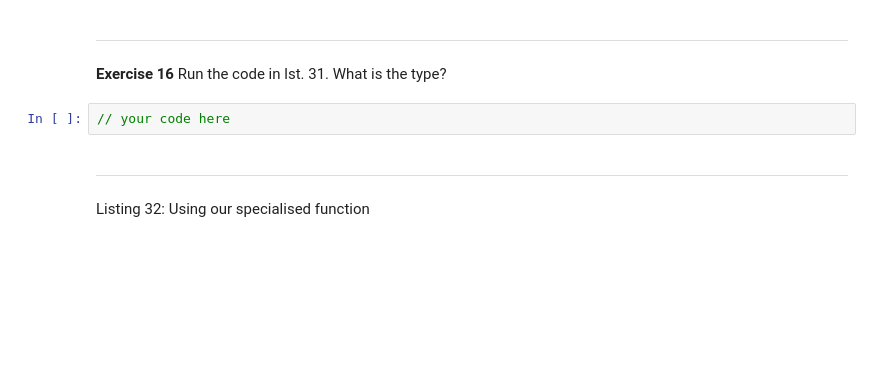
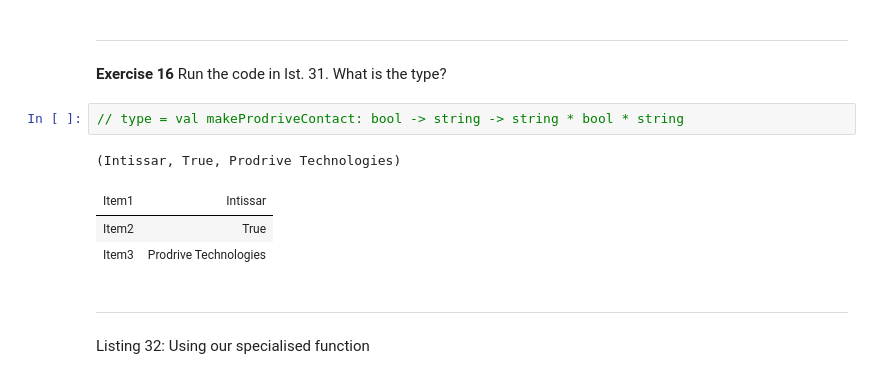
Before and after one commit to IntissarJ/FPROGHW, a Jupyter notebook: 02-functions-as-values.ipynb, the cells around one changed output. Saved outputs shown, nothing was run; the diff lists cells and outputs as text; blank space fills up the shorter version.

```diff
--- a/02-functions-as-values.ipynb
+++ b/02-functions-as-values.ipynb
@@ -318,7 +367,12 @@ let makeProdriveContact = makeContact "Prodrive Technologies"
 
 **Exercise 16** Run the code in lst. 31. What is the type?
 # %%
-// your code here
+// type = val makeProdriveContact: bool -> string -> string * bool * string
+# %% [output]
+(Intissar, True, Prodrive Technologies)
+| Item1 | Intissar |
+| Item2 | True |
+| Item3 | Prodrive Technologies |
 # %% [markdown]
 ------------------------------------------------------------------------
 
```
Also changed, not shown: parts of 15 cells of this notebook.
